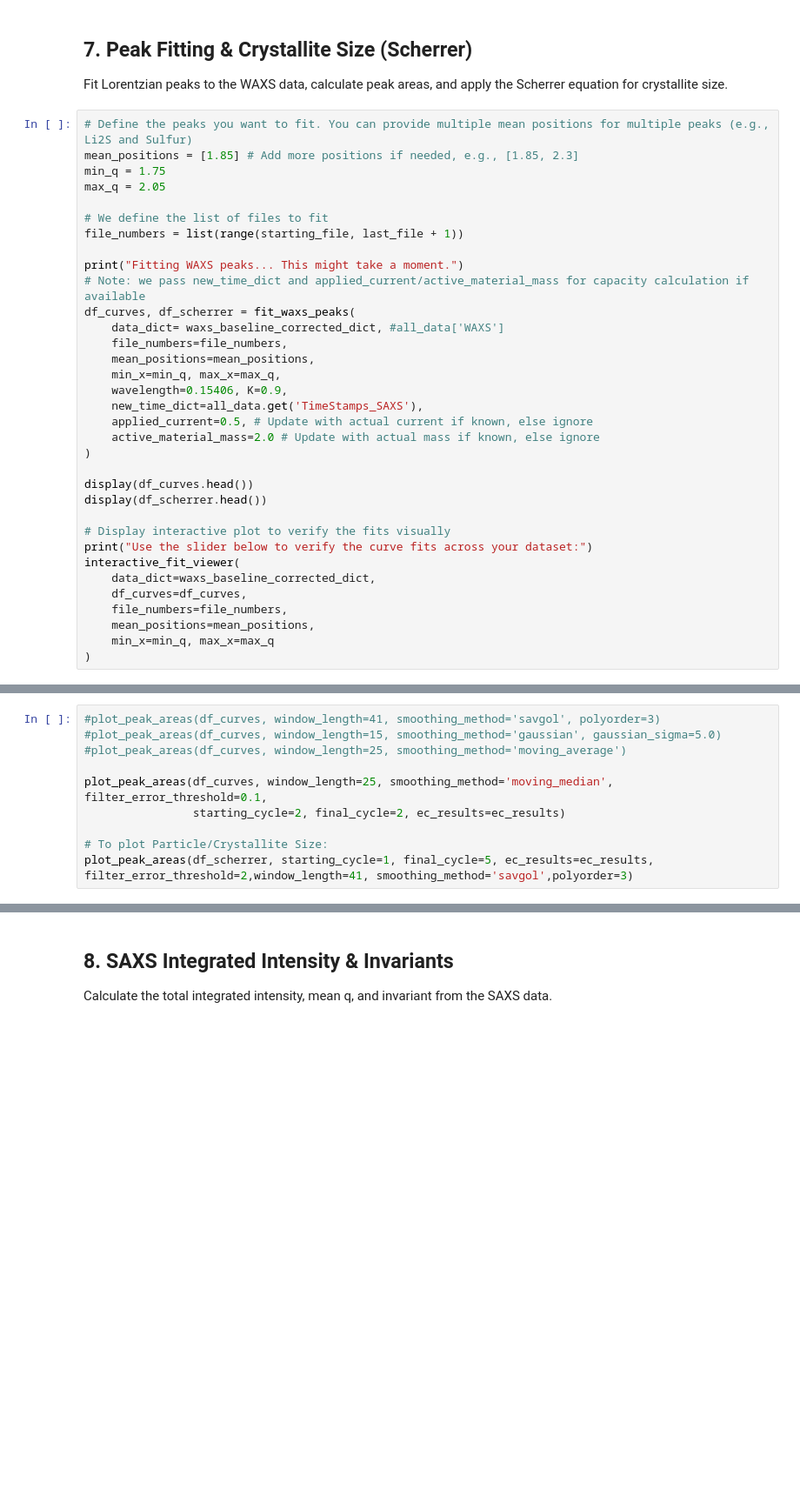
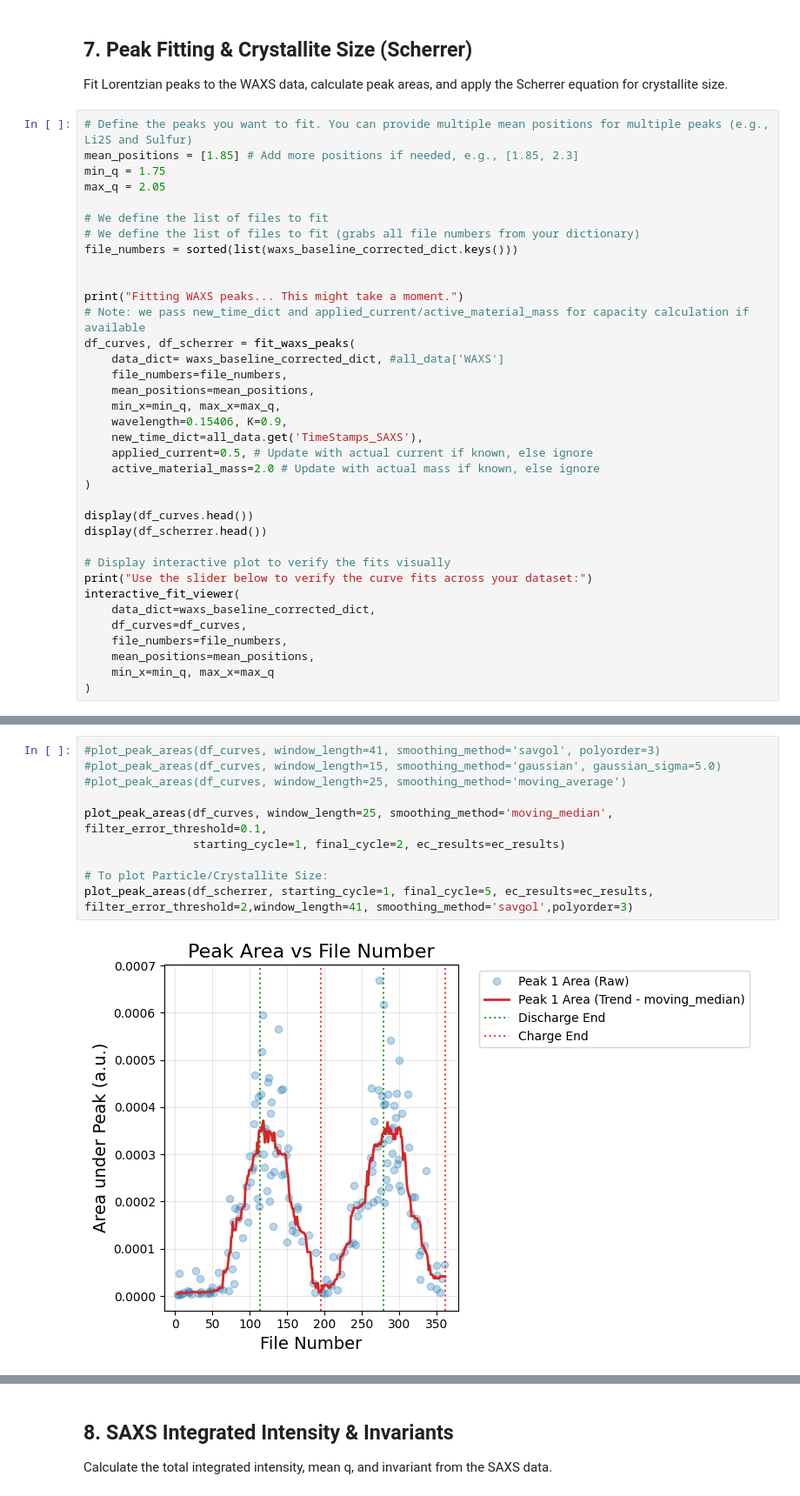
Before and after one commit to PronoyDutta/SAXS_WAXS, a Jupyter notebook: Final_Notebooks/main_analysis.ipynb, the cells around one changed output, grey strips where cells are left out. Shown at 87% size. Drawn from its saved outputs; the diff is of its cells as text; blank space fills up the shorter version.

```diff
--- a/Final_Notebooks/main_analysis.ipynb
+++ b/Final_Notebooks/main_analysis.ipynb
@@ -446,7 +446,9 @@ min_q = 1.75
 max_q = 2.05
 
 # We define the list of files to fit
-file_numbers = list(range(starting_file, last_file + 1))
+# We define the list of files to fit (grabs all file numbers from your dictionary)
+file_numbers = sorted(list(waxs_baseline_corrected_dict.keys()))
+
 
 print("Fitting WAXS peaks... This might take a moment.")
 # Note: we pass new_time_dict and applied_current/active_material_mass for capacity calculation if available
@@ -478,10 +494,12 @@ NameError: name 'starting_file' is not defined
 # %%
 #plot_peak_areas(df_curves, window_length=41, smoothing_method='savgol', polyorder=3)
 #plot_peak_areas(df_curves, window_length=15, smoothing_method='gaussian', gaussian_sigma=5.0)
 #plot_peak_areas(df_curves, window_length=25, smoothing_method='moving_average')
 
 plot_peak_areas(df_curves, window_length=25, smoothing_method='moving_median', filter_error_threshold=0.1,
-                starting_cycle=2, final_cycle=2, ec_results=ec_results)
+                starting_cycle=1, final_cycle=2, ec_results=ec_results)
 
 # To plot Particle/Crystallite Size:
 plot_peak_areas(df_scherrer, starting_cycle=1, final_cycle=5, ec_results=ec_results, filter_error_threshold=2,window_length=41, smoothing_method='savgol',polyorder=3)
+# %% [output]
+[figure, added]
```
Also changed, not shown: parts of 4 cells of this notebook, 6 other files.
